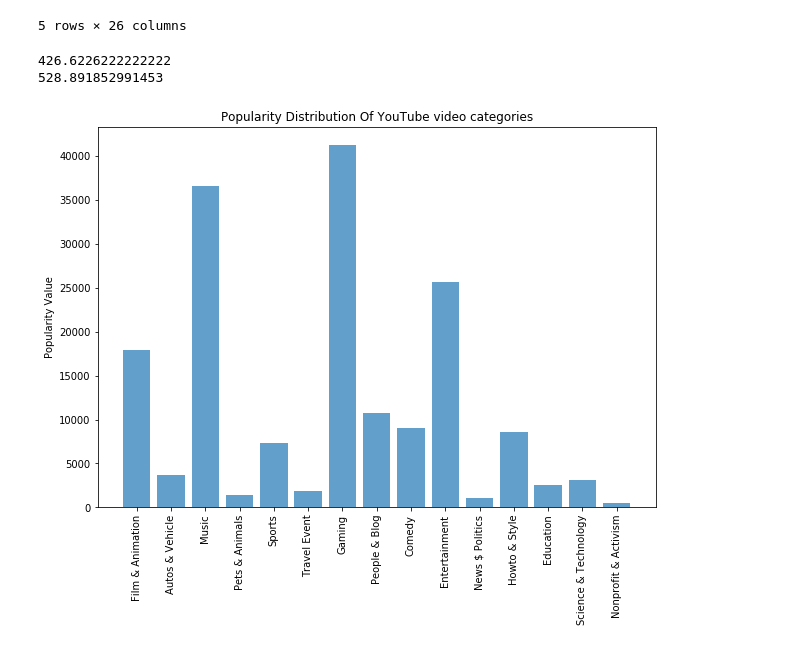
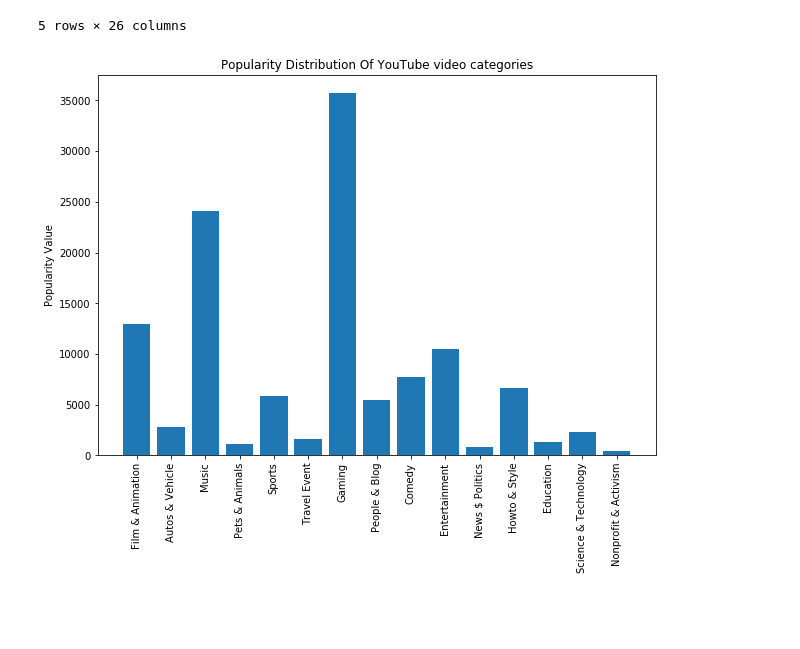
Before and after one commit to Chathushka123/YouTube-Data-Analysis, a Jupyter notebook: popDistribution.ipynb, the cells around one changed output. Saved outputs shown, nothing was run; the diff lists cells and outputs as text; code cells hidden in the pictures; blank space fills up the shorter version.

Commit message:
Find popularity distribution graph considering views, comment, like, and dislikes in each video category

```diff
--- a/popDistribution.ipynb
+++ b/popDistribution.ipynb
@@ -153,4 +188,6 @@ for i in range(n):
 # %%
+#Diclare new value calld Populrity Value for each Youtubecategories
+
 popCat1Value=0
 popCat2Value=0
 popCat10Value=0
@@ -168,101 +205,114 @@ popCat28Value=0
 popCat29Value=0
 
 
+#calculate Popularity value for each video categories using relationship which is found from linear regrassion
 
 popCat1Value+=cat1TotalViews/10000
 popCat1Value+=cat1TotalComments/1.8
 popCat1Value+=cat1TotalLikes/26
+popCat1Value-=cat1TotalDislike/2
 popCat1Value=math.floor(popCat1Value)
 
 popCat2Value+=cat2TotalViews/10000
 popCat2Value+=cat2TotalComments/1.8
 popCat2Value+=cat2TotalLikes/26
+popCat2Value-=cat2TotalDislike/2
 popCat2Value=math.floor(popCat2Value)
 
 popCat10Value+=cat10TotalViews/10000
 popCat10Value+=cat10TotalComments/1.8
 popCat10Value+=cat10TotalLikes/26
+popCat10Value-=cat10TotalDislike/2
 popCat10Value=math.floor(popCat10Value)
 
 popCat15Value+=cat15TotalViews/10000
 popCat15Value+=cat15TotalComments/1.8
 popCat15Value+=cat15TotalLikes/26
+popCat15Value-=cat15TotalDislike/2
 popCat15Value=math.floor(popCat15Value)
 
 popCat17Value+=cat17TotalViews/10000
 popCat17Value+=cat17TotalComments/1.8
 popCat17Value+=cat17TotalLikes/26
+popCat17Value-=cat17TotalDislike/2
 popCat17Value=math.floor(popCat17Value)
 
 popCat19Value+=cat19TotalViews/10000
 popCat19Value+=cat19TotalComments/1.8
 popCat19Value+=cat19TotalLikes/26
+popCat19Value-=cat19TotalDislike/2
 popCat19Value=math.floor(popCat19Value)
 
 popCat20Value+=cat20TotalViews/10000
 popCat20Value+=cat20TotalComments/1.8
 popCat20Value+=cat20TotalLikes/26
+popCat20Value-=cat20TotalDislike/2
 popCat20Value=math.floor(popCat20Value)
 
 popCat22Value+=cat22TotalViews/10000
 popCat22Value+=cat22TotalComments/1.8
 popCat22Value+=cat22TotalLikes/26
+popCat22Value-=cat22TotalDislike/2
 popCat22Value=math.floor(popCat22Value)
 
 popCat23Value+=cat23TotalViews/10000
 popCat23Value+=cat23TotalComments/1.8
 popCat23Value+=cat23TotalLikes/26
+popCat23Value-=cat23TotalDislike/2
 popCat23Value=math.floor(popCat23Value)
 
 popCat24Value+=cat24TotalViews/10000
 popCat24Value+=cat24TotalComments/1.8
 popCat24Value+=cat24TotalLikes/26
+popCat24Value-=cat24TotalDislike/2
 popCat24Value=math.floor(popCat24Value)
 
 popCat25Value+=cat25TotalViews/10000
 popCat25Value+=cat25TotalComments/1.8
 popCat25Value+=cat25TotalLikes/26
+popCat25Value-=cat25TotalDislike/2
 popCat25Value=math.floor(popCat25Value)
 
 popCat26Value+=cat26TotalViews/10000
 popCat26Value+=cat26TotalComments/1.8
 popCat26Value+=cat26TotalLikes/26
+popCat26Value-=cat26TotalDislike/2
 popCat26Value=math.floor(popCat26Value)
 
 popCat27Value+=cat27TotalViews/10000
 popCat27Value+=cat27TotalComments/1.8
 popCat27Value+=cat27TotalLikes/26
+popCat27Value-=cat27TotalDislike/2
 popCat27Value=math.floor(popCat27Value)
 
 popCat28Value+=cat28TotalViews/10000
 popCat28Value+=cat28TotalComments/1.8
 popCat28Value+=cat28TotalLikes/26
+popCat28Value-=cat28TotalDislike/2
 popCat28Value=math.floor(popCat28Value)
 
 popCat29Value+=cat29TotalViews/10000
 popCat29Value+=cat29TotalComments/1.8
-print(popCat29Value)
 popCat29Value+=cat29TotalLikes/26
-print(popCat29Value)
+popCat29Value-=cat29TotalDislike/2
 popCat29Value=math.floor(popCat29Value)
-# %% [output]
-426.6226222222222
-528.891852991453
 # %%
+#Draw popularity distrbution graph
+
 plt.figure(figsize=(10,7))
 objects = ('Film & Animation', 'Autos & Vehicle', 'Music', 'Pets & Animals', 'Sports', 'Travel Event', 'Gaming',
            'People & Blog', 'Comedy', 'Entertainment', 'News $ Politics', 'Howto & Style', 'Education',
            'Science & Technology', 'Nonprofit & Activism')
 y_pos = np.arange(len(objects))
 performance = [popCat1Value,popCat2Value,popCat10Value,popCat15Value,popCat17Value,popCat19Value,popCat20Value,
                popCat22Value,popCat23Value,popCat24Value,popCat25Value,popCat26Value,popCat27Value,popCat28Value,
                popCat29Value]
 
-plt.bar(y_pos, performance, align='center', alpha=0.7)
+plt.bar(y_pos, performance, align='center', alpha=1)
 plt.xticks(y_pos, objects, rotation='vertical')
 plt.ylabel('Popularity Value')
 plt.title('Popularity Distribution Of YouTube video categories')
 
 plt.show()
 # %% [output]
-[figure, old version]
+[figure, new version]
```
Also changed, not shown: parts of 1 cell of this notebook.
